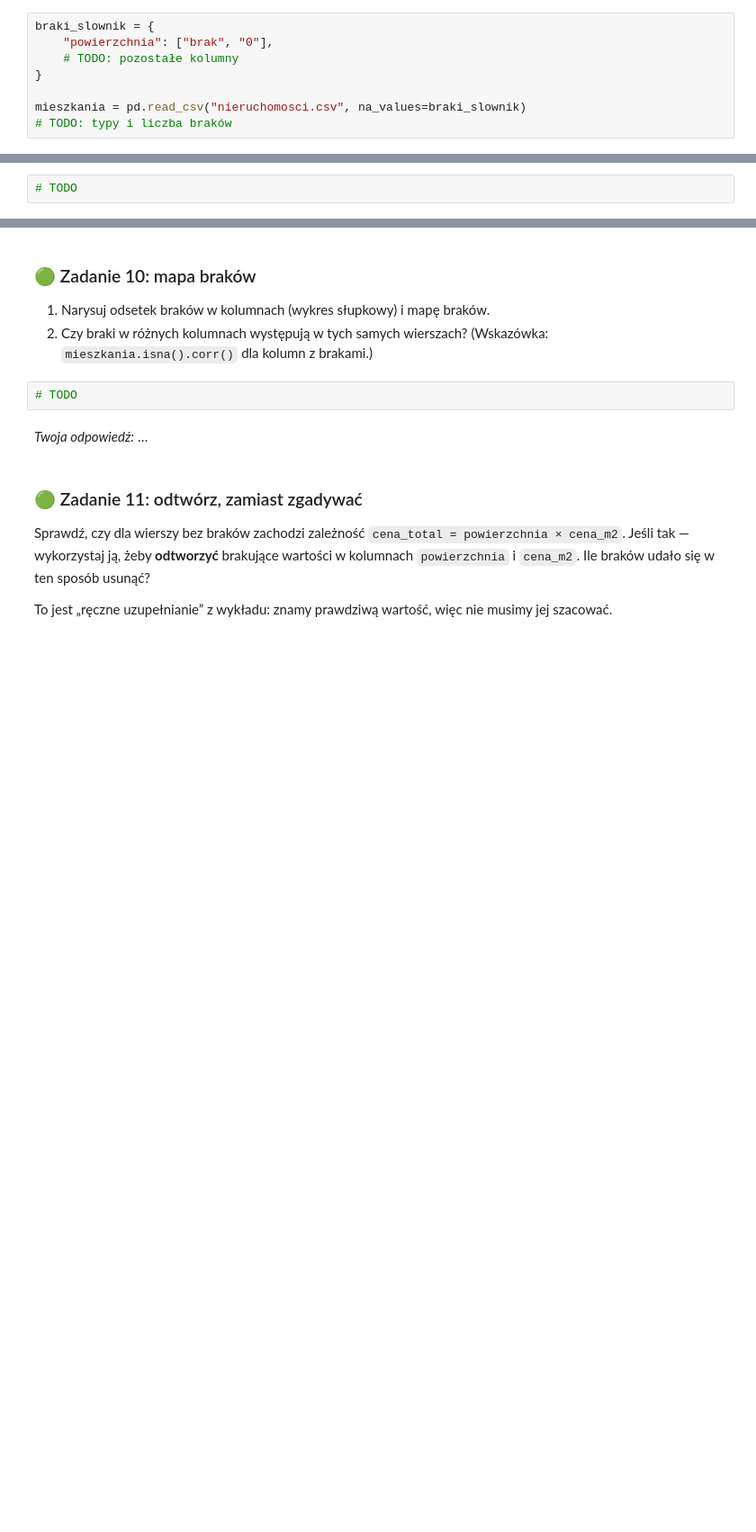
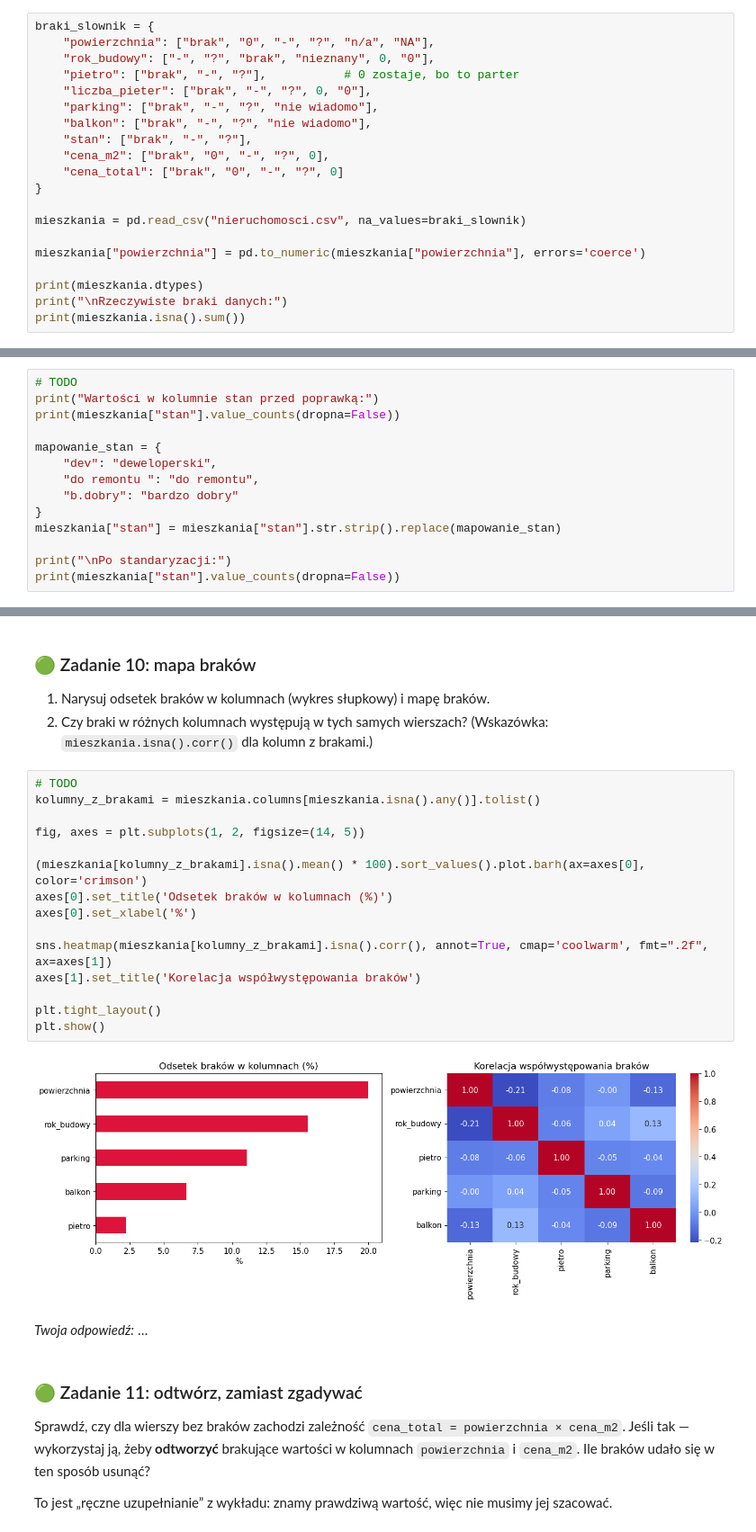
Before and after one commit to bobyysh/EksploracjaDanych, a Jupyter notebook: ED_braki_danych.ipynb, the cells around one changed output, grey strips where cells are left out. Shown at 90% size. Drawn from its saved outputs; the diff is of its cells as text; blank space fills up the shorter version.

```diff
--- a/ED_braki_danych.ipynb
+++ b/ED_braki_danych.ipynb
@@ -204,9 +354,21 @@ mieszkania = pd.read_csv("nieruchomosci.csv")
 *Twoja odpowiedź:* …
 # %%
 braki_slownik = {
-    "powierzchnia": ["brak", "0"],
-    # TODO: pozostałe kolumny
+    "powierzchnia": ["brak", "0", "-", "?", "n/a", "NA"],
+    "rok_budowy": ["-", "?", "brak", "nieznany", 0, "0"],
+    "pietro": ["brak", "-", "?"],           # 0 zostaje, bo to parter
+    "liczba_pieter": ["brak", "-", "?", 0, "0"],
+    "parking": ["brak", "-", "?", "nie wiadomo"],
+    "balkon": ["brak", "-", "?", "nie wiadomo"],
+    "stan": ["brak", "-", "?"],
+    "cena_m2": ["brak", "0", "-", "?", 0],
+    "cena_total": ["brak", "0", "-", "?", 0]
 }
 
 mieszkania = pd.read_csv("nieruchomosci.csv", na_values=braki_slownik)
-# TODO: typy i liczba braków
+
+mieszkania["powierzchnia"] = pd.to_numeric(mieszkania["powierzchnia"], errors='coerce')
+
+print(mieszkania.dtypes)
+print("\nRzeczywiste braki danych:")
+print(mieszkania.isna().sum())
@@ -216,3 +396,15 @@ mieszkania = pd.read_csv("nieruchomosci.csv", na_values=braki_slownik)
 Obejrzyj wartości w kolumnie `stan`. Jedna z nich nie pasuje do pozostałych. Co mogła oznaczać i jak ją poprawić? Zaproponuj i zastosuj rozwiązanie (uzasadnij je).
 # %%
 # TODO
+print("Wartości w kolumnie stan przed poprawką:")
+print(mieszkania["stan"].value_counts(dropna=False))
+
+mapowanie_stan = {
+    "dev": "deweloperski",
+    "do remontu ": "do remontu",
+    "b.dobry": "bardzo dobry"
+}
+mieszkania["stan"] = mieszkania["stan"].str.strip().replace(mapowanie_stan)
+
+print("\nPo standaryzacji:")
+print(mieszkania["stan"].value_counts(dropna=False))
@@ -223,6 +431,21 @@ Obejrzyj wartości w kolumnie `stan`. Jedna z nich nie pasuje do pozostałych. C
 2. Czy braki w różnych kolumnach występują w tych samych wierszach? (Wskazówka: `mieszkania.isna().corr()` dla kolumn z brakami.)
 # %%
 # TODO
+kolumny_z_brakami = mieszkania.columns[mieszkania.isna().any()].tolist()
+
+fig, axes = plt.subplots(1, 2, figsize=(14, 5))
+
+(mieszkania[kolumny_z_brakami].isna().mean() * 100).sort_values().plot.barh(ax=axes[0], color='crimson')
+axes[0].set_title('Odsetek braków w kolumnach (%)')
+axes[0].set_xlabel('%')
+
+sns.heatmap(mieszkania[kolumny_z_brakami].isna().corr(), annot=True, cmap='coolwarm', fmt=".2f", ax=axes[1])
+axes[1].set_title('Korelacja współwystępowania braków')
+
+plt.tight_layout()
+plt.show()
+# %% [output]
+[figure, added]
 # %% [markdown]
 *Twoja odpowiedź:* …
 # %% [markdown]
```
Also changed, not shown: parts of 12 cells of this notebook.
